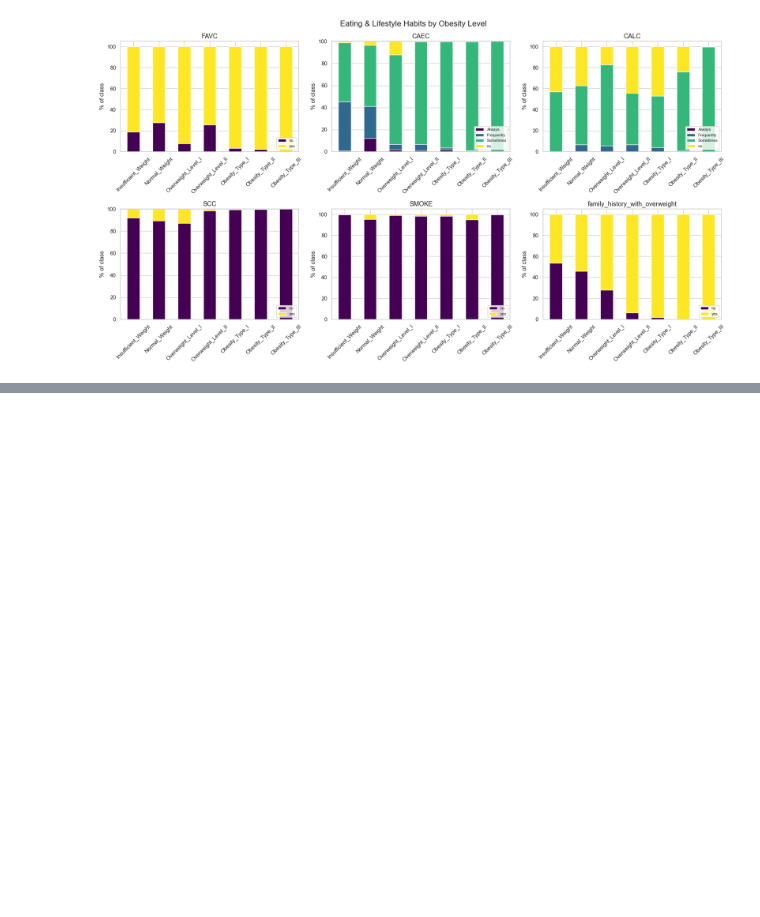
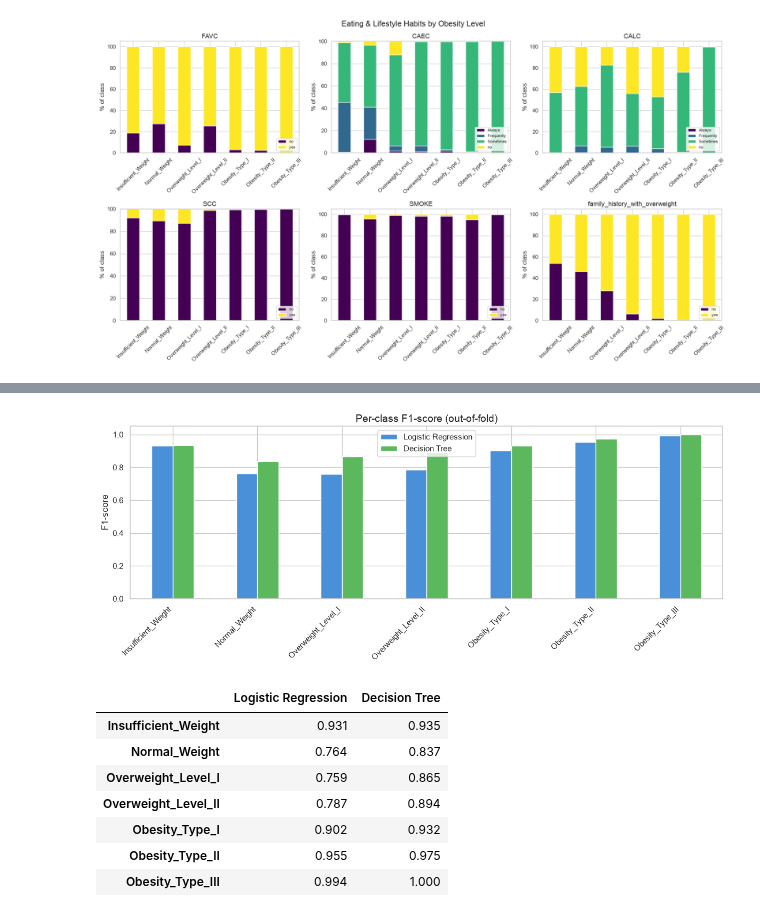
Before and after one commit to SoumayaTmane/MachineLearning-Project, a Jupyter notebook: DataCleaning.ipynb, the cells around one changed output, grey strips where cells are left out. Saved outputs shown, nothing was run; the diff lists cells and outputs as text; code cells hidden in the pictures; blank space fills up the shorter version.

```diff
--- a/DataCleaning.ipynb
+++ b/DataCleaning.ipynb
@@ -236,0 +356,7 @@ plt.show()
+# %%
+# 6.6 Decision Tree Baseline
+# Default settings (no depth limit). Trees do not need scaling, but using the same
+# pipeline keeps the comparison consistent across models.
+tree_pipeline = build_pipeline(DecisionTreeClassifier(random_state=RANDOM_STATE))
+print('Settings:', tree_pipeline.named_steps['model'].get_params(), '\n')
+_ = evaluate_cv('Decision Tree', tree_pipeline)
@@ -236,0 +448,26 @@ plt.show()
+# %%
+# Per-class F1 side by side to see which obesity levels each baseline struggles with
+per_class_f1 = pd.DataFrame({
+    name: pd.Series(classification_report(y_train, preds, output_dict=True))
+          .loc[[str(i) for i in range(len(target_order))]].apply(lambda d: d['f1-score']).values
+    for name, preds in oof_predictions.items()
+}, index=target_order)
+
+per_class_f1.plot(kind='bar', figsize=(12, 5), color=['#4a90d9', '#5cb85c'])
+plt.title('Per-class F1-score (out-of-fold)', fontsize=14)
+plt.ylabel('F1-score')
+plt.ylim(0, 1.05)
+plt.xticks(rotation=45, ha='right')
+plt.tight_layout()
+plt.show()
+per_class_f1.round(3)
+# %% [output]
+[figure, added]
+|  | Logistic Regression | Decision Tree |
+| Insufficient_Weight | 0.931 | 0.935 |
+| Normal_Weight | 0.764 | 0.837 |
+| Overweight_Level_I | 0.759 | 0.865 |
+| Overweight_Level_II | 0.787 | 0.894 |
+| Obesity_Type_I | 0.902 | 0.932 |
+| Obesity_Type_II | 0.955 | 0.975 |
+| Obesity_Type_III | 0.994 | 1.000 |
```
Also changed, not shown: parts of 23 cells of this notebook.
